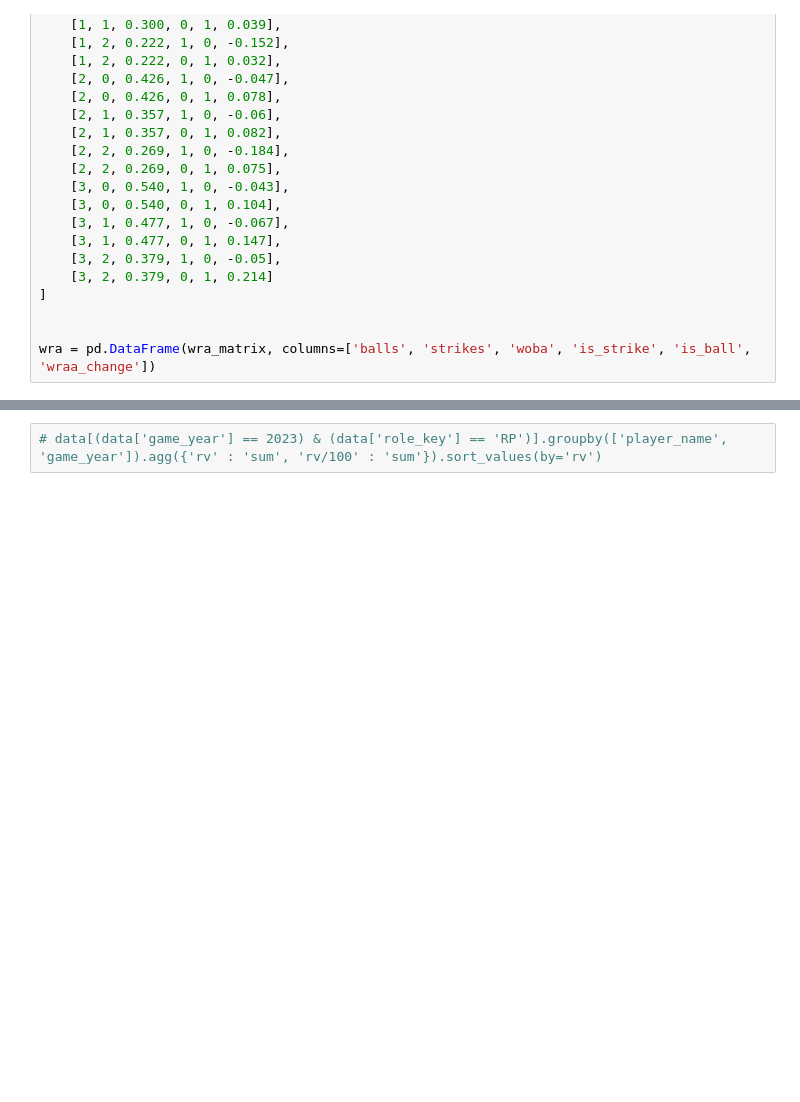
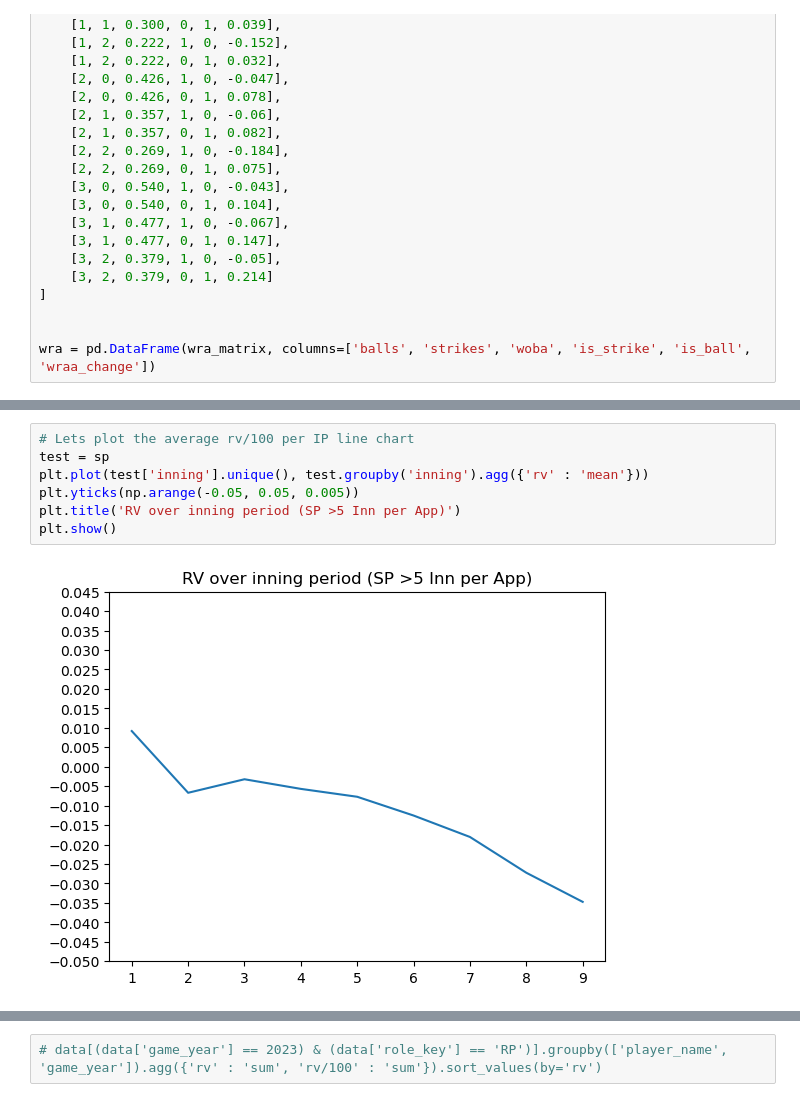
Before and after one commit to EddietheProgrammer/Reds-Hackathon, a Jupyter notebook: code.ipynb, the cells around one changed output, grey strips where cells are left out. Saved outputs shown, nothing was run; the diff lists cells and outputs as text; blank space fills up the shorter version.

```diff
--- a/code.ipynb
+++ b/code.ipynb
@@ -686,0 +239,9 @@ sp
+# %%
+# Lets plot the average rv/100 per IP line chart
+test = sp
+plt.plot(test['inning'].unique(), test.groupby('inning').agg({'rv' : 'mean'}))
+plt.yticks(np.arange(-0.05, 0.05, 0.005))
+plt.title('RV over inning period (SP >5 Inn per App)')
+plt.show()
+# %% [output]
+[figure, added]
```
Also changed, not shown: parts of 62 cells of this notebook.
